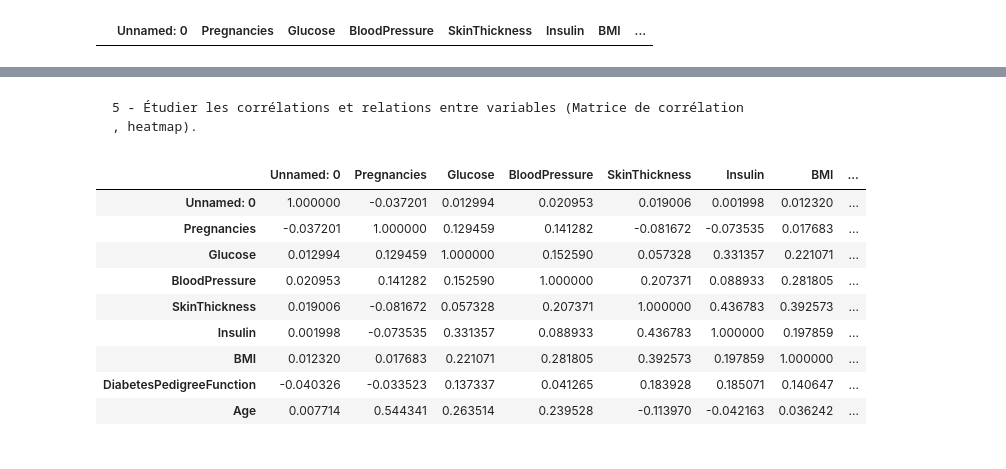
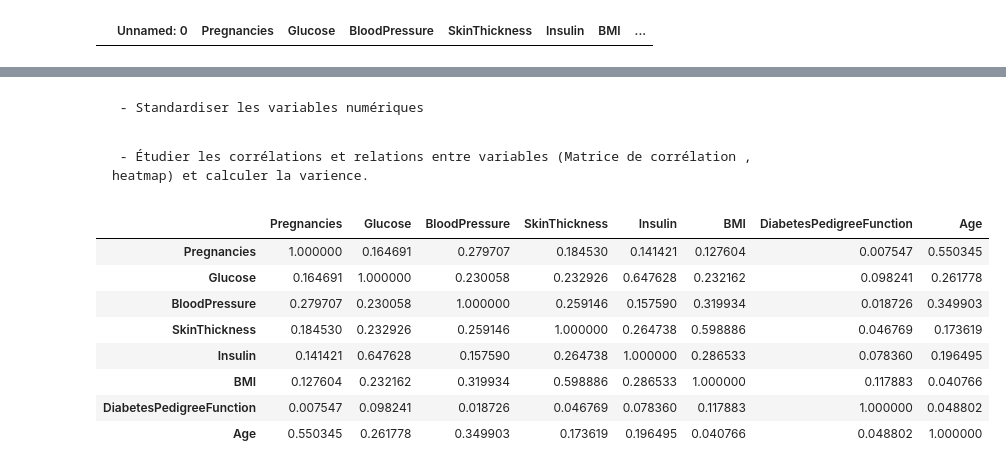
Before and after one commit to mohammedip/Analyse-et-Pr-diction-du-Risque-de-Diab-te, a Jupyter notebook: notebook/EDA.ipynb, the cells around one changed output, grey strips where cells are left out. Saved outputs shown, nothing was run; the diff lists cells and outputs as text; code cells hidden in the pictures.

```diff
--- a/notebook/EDA.ipynb
+++ b/notebook/EDA.ipynb
@@ -59,5 +60,7 @@ df[df.duplicated()]
 # %% [output]
 |  | Unnamed: 0 | Pregnancies | Glucose | BloodPressure | SkinThickness | Insulin | BMI | ... |
 # %%
+df = df.replace(0, np.nan)
 df.isnull().sum()
+df
 # %% [output]
@@ -74 +82,9 @@ dtype: int64
+# %%
+from sklearn.impute import KNNImputer
+
+imputer = KNNImputer(n_neighbors=5)
+
+df_filled = imputer.fit_transform(df)
+
+df = pd.DataFrame(df_filled, columns=df.columns)
 # %% [markdown]
@@ -77,11 +93,9 @@ dtype: int64
 import matplotlib.pyplot as plt
 import math
 
-
+df = df.drop(columns =["Unnamed: 0" ])
 
 for i in df.columns :
-    if i == "Unnamed: 0":
-        continue
 
     plt.hist(df[i], bins=int(math.sqrt(df.shape[0])), color='blue', edgecolor='black')
     plt.title("Data Histogramme")
@@ -110,18 +203,27 @@ for i in df.columns :
+# %% [markdown]
+     - Standardiser les variables numériques
+# %%
+from sklearn.preprocessing import StandardScaler
+
+
+scaler = StandardScaler()
+df_scaled = df_no_outliers.copy()
+df_scaled = scaler.fit_transform(df_no_outliers)
+df_scaled = pd.DataFrame(df_scaled, columns=df_no_outliers.columns, index=df_no_outliers.index)
 # %% [markdown]
-    5 - Étudier les corrélations et relations entre variables (Matrice de corrélation , heatmap).
+     - Étudier les corrélations et relations entre variables (Matrice de corrélation , heatmap) et calculer la varience.
 # %%
-df.corr()
+df_scaled.corr()
 # %% [output]
-|  | Unnamed: 0 | Pregnancies | Glucose | BloodPressure | SkinThickness | Insulin | BMI | ... |
-| Unnamed: 0 | 1.000000 | -0.037201 | 0.012994 | 0.020953 | 0.019006 | 0.001998 | 0.012320 | ... |
-| Pregnancies | -0.037201 | 1.000000 | 0.129459 | 0.141282 | -0.081672 | -0.073535 | 0.017683 | ... |
-| Glucose | 0.012994 | 0.129459 | 1.000000 | 0.152590 | 0.057328 | 0.331357 | 0.221071 | ... |
-| BloodPressure | 0.020953 | 0.141282 | 0.152590 | 1.000000 | 0.207371 | 0.088933 | 0.281805 | ... |
-| SkinThickness | 0.019006 | -0.081672 | 0.057328 | 0.207371 | 1.000000 | 0.436783 | 0.392573 | ... |
-| Insulin | 0.001998 | -0.073535 | 0.331357 | 0.088933 | 0.436783 | 1.000000 | 0.197859 | ... |
-| BMI | 0.012320 | 0.017683 | 0.221071 | 0.281805 | 0.392573 | 0.197859 | 1.000000 | ... |
-| DiabetesPedigreeFunction | -0.040326 | -0.033523 | 0.137337 | 0.041265 | 0.183928 | 0.185071 | 0.140647 | ... |
-| Age | 0.007714 | 0.544341 | 0.263514 | 0.239528 | -0.113970 | -0.042163 | 0.036242 | ... |
+|  | Pregnancies | Glucose | BloodPressure | SkinThickness | Insulin | BMI | DiabetesPedigreeFunction | Age |
+| Pregnancies | 1.000000 | 0.164691 | 0.279707 | 0.184530 | 0.141421 | 0.127604 | 0.007547 | 0.550345 |
+| Glucose | 0.164691 | 1.000000 | 0.230058 | 0.232926 | 0.647628 | 0.232162 | 0.098241 | 0.261778 |
+| BloodPressure | 0.279707 | 0.230058 | 1.000000 | 0.259146 | 0.157590 | 0.319934 | 0.018726 | 0.349903 |
+| SkinThickness | 0.184530 | 0.232926 | 0.259146 | 1.000000 | 0.264738 | 0.598886 | 0.046769 | 0.173619 |
+| Insulin | 0.141421 | 0.647628 | 0.157590 | 0.264738 | 1.000000 | 0.286533 | 0.078360 | 0.196495 |
+| BMI | 0.127604 | 0.232162 | 0.319934 | 0.598886 | 0.286533 | 1.000000 | 0.117883 | 0.040766 |
+| DiabetesPedigreeFunction | 0.007547 | 0.098241 | 0.018726 | 0.046769 | 0.078360 | 0.117883 | 1.000000 | 0.048802 |
+| Age | 0.550345 | 0.261778 | 0.349903 | 0.173619 | 0.196495 | 0.040766 | 0.048802 | 1.000000 |
 # %%
 import seaborn as sns
 
```
Also changed, not shown: parts of 14 cells of this notebook, 2 other files.
